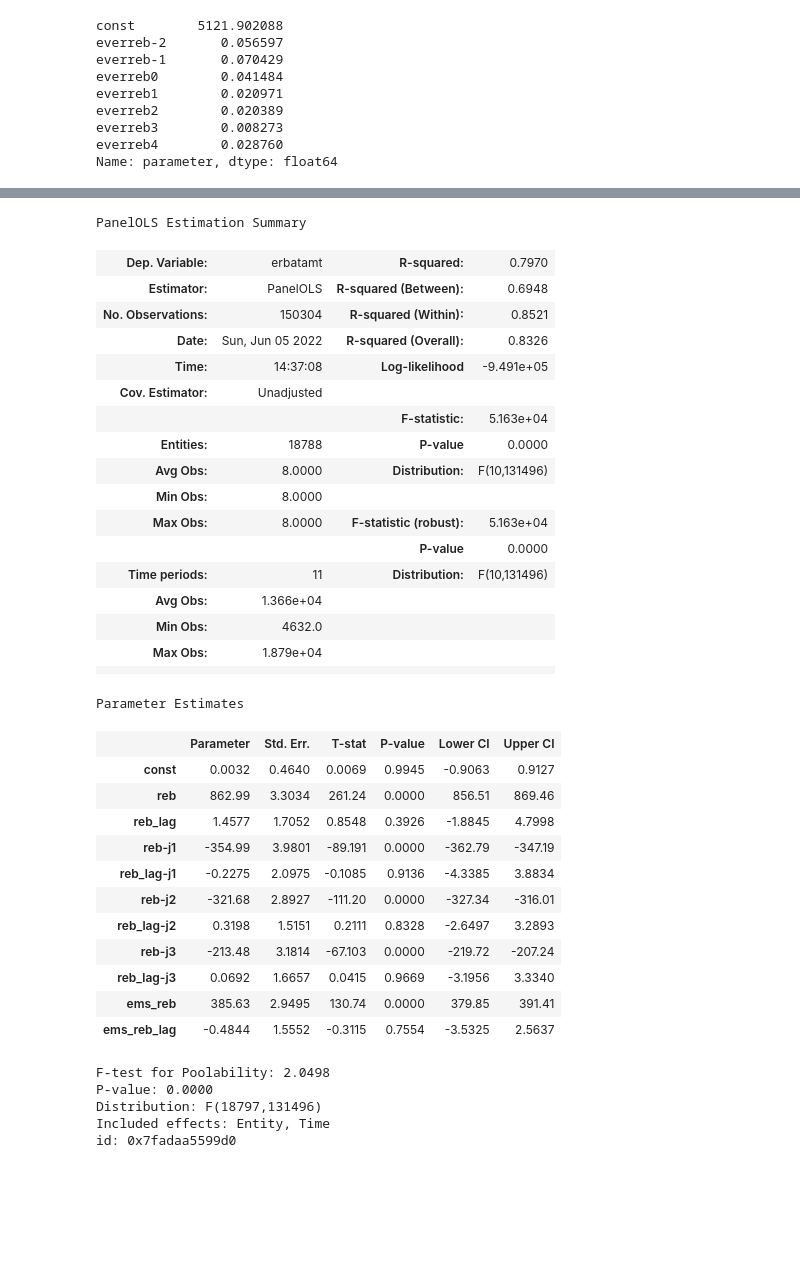
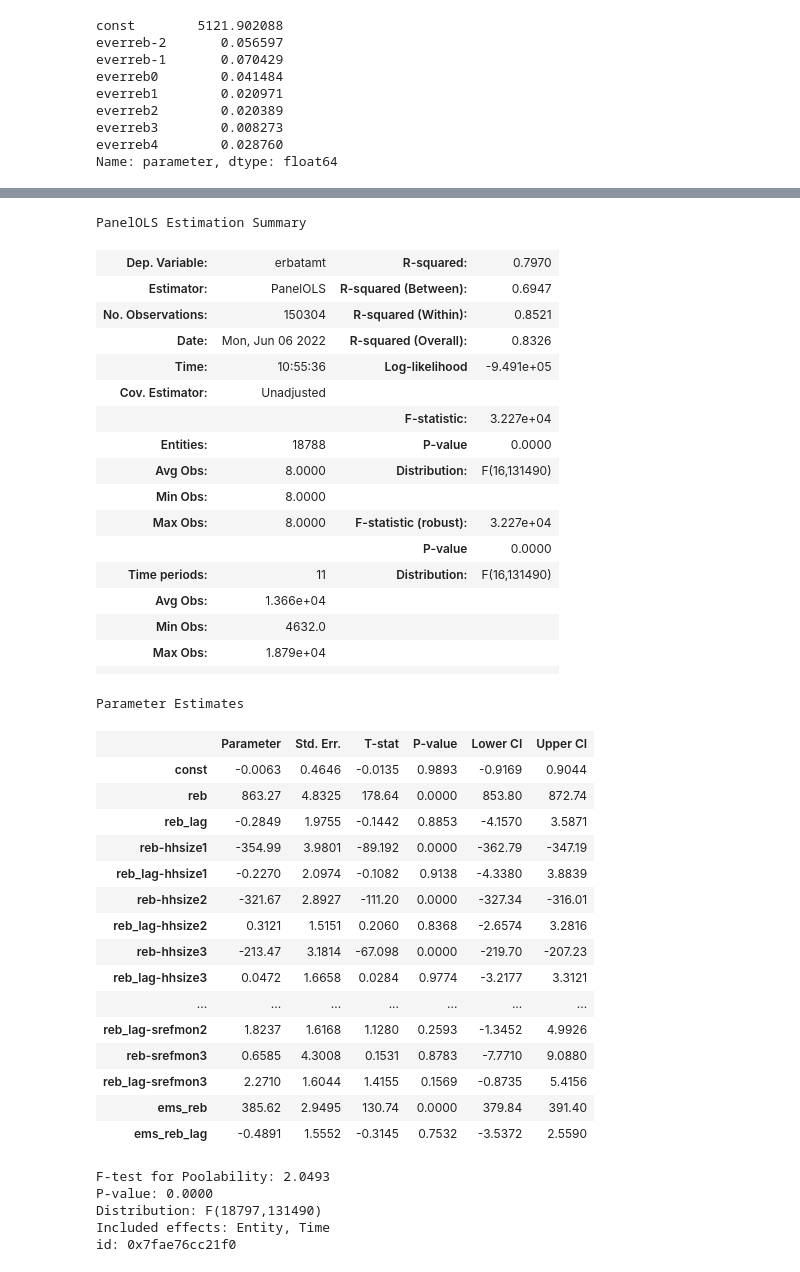
Before and after one commit to MaxDerWeber/MasterThesis, a Jupyter notebook: Powell_dataset.ipynb, the cells around one changed output, grey strips where cells are left out. Saved outputs shown, nothing was run; the diff lists cells and outputs as text; code cells hidden in the pictures; blank space fills up the shorter version.

```diff
--- a/Powell_dataset.ipynb
+++ b/Powell_dataset.ipynb
@@ -426,6 +426,8 @@ Index(['pp', 'index', 'Unnamed: 0', 'ssuid', 'swave', 'srefmon', 'month',
        'everreb2', 'everreb3', 'everreb4', 'everreb5', 'everreb6', 'everreb7',
        'everreb8', 'everreb9', 'everreb10', 'everreb11'],
       dtype='object')
+# %%
+hh2 = houshold.set_index(['ssuid', 'month_total'], drop=False) # to use for ungrouped analysis with cluster on hh
 # %%
 from linearmodels import PanelOLS
 import statsmodels.api as sm
@@ -482,7 +484,7 @@ everreb3        0.008273
 everreb4        0.028760
 Name: parameter, dtype: float64
 # %%
-def get_grouping(df_column, group_dict, reb_dummies_df):
+def get_grouping(df_column, group_dict, reb_dummies_df, naming_interaction = 'j'):
     # get flag indicating the group with the dictionary-mapping:
     new_col = df_column.apply(lambda x: next((k for k, v in group_dict.items() if x in v), 0))
     new_col = new_col.rename(new_col.name + '_flag')
@@ -497,10 +499,10 @@ def get_grouping(df_column, group_dict, reb_dummies_df):
 
         new_dummy_names = []
         for name in dummies_group.columns:
-            new_dummy_names.append(name + '-j' + str(group_id))
+            new_dummy_names.append(name + '-' + naming_interaction + str(group_id))
         dummies_group.columns = new_dummy_names
         df_group_interactions = df_group_interactions.merge(dummies_group,left_index= True, right_index=True)
-        #df_group_dummies.replace(np.NaN, 0, inplace = True)
+        df_group_interactions.replace(np.NaN, 0, inplace = True)
     return df_group_interactions
 # %%
 houshold.drop(['ssuid','month_total'], inplace=True, axis = 1)
@@ -522,16 +524,17 @@ Index(['ssuid', 'month_total', 'level_0', 'pp', 'index', 'Unnamed: 0', 'swave',
        'everreb9', 'everreb10', 'everreb11'],
       dtype='object')
 # %%
-houshold = houshold.groupby(['ssuid', 'month_total'])[['ssuid', 'tfearn', 'amt_tot','tftotinc', 'month_total', 'reb_month', 'spouse', 'famsize',
+houshold = houshold.groupby(['ssuid', 'month_total'])[['ssuid', 'tfearn', 'amt_tot','tftotinc', 'month_total', 'reb_month', 'spouse', 'famsize', 'srefmon',
                                                         'everreb0', 'everreb1', 'everreb2', 'everreb3']].agg({'tfearn': 'first',
                                                                                                             'reb_month': 'first',
                                                                                                              'tftotinc': 'first',
                                                                                                              'amt_tot': 'sum',
                                                                                                              'famsize': 'first',
                                                                                                              'spouse': 'first',
+                                                                                                             'srefmon': 'first',
                                                                                                              'everreb0': 'first',
                                                                                                              'everreb1': 'first',
                                                                                                              'everreb2': 'first',
                                                                                                              'everreb3': 'first'})
-houshold[['amt_tot', 'tfearn', 'famsize', 'spouse']].describe()
+houshold[['amt_tot', 'tfearn', 'spouse', 'famsize', 'srefmon']].describe()
 # %% [output]
@@ -552,13 +555,17 @@ powell_hh['reb_lag'] = houshold['everreb3'] + houshold['everreb3']
 powell_hh['erbatamt'] = powell_hh['amt_tot'].multiply(powell_hh['reb'], axis = 'index')  # so that it is 0 in the months without rebate payout
 powell_hh['erbatamt_lag'] = powell_hh['amt_tot'].multiply(powell_hh['reb_lag'], axis = 'index')
 #interaction terms based on  marital status, household size, month (and month relative to interview month)
-powell_hh[['spouse', 'famsize']] = houshold[['spouse', 'famsize']]
+powell_hh[['spouse', 'famsize', 'srefmon']] = houshold[['spouse', 'famsize', 'srefmon']]
 
 ems_interactions = powell_hh[['reb', 'reb_lag']].multiply(powell_hh['spouse'], axis='index')
 ems_interactions.columns = ['ems_reb', 'ems_reb_lag']
 
-ehhnumpp_dict = {1:range(1,2), 2:range(2,3), 3: range(3,4), 4: range(5,20)} # group 4 has to be omitted to get full rank
-hhsize_interactions = get_grouping(powell_hh['famsize'], ehhnumpp_dict, powell_hh[['reb', 'reb_lag']])
+ehhnumpp_dict = {1:range(1,2), 2:range(2,3), 3: range(3,4), 4: range(5,20)} # group 4 has to be omitted to get full rank?
+hhsize_interactions = get_grouping(powell_hh['famsize'], ehhnumpp_dict, powell_hh[['reb', 'reb_lag']], 'hhsize')
 
-powell_hh = pd.concat([powell_hh,ems_interactions,hhsize_interactions], axis = 1)
+srefmon_dict = {1:'First Reference month', 2:'Second Reference month', 3:'Third Reference month', 4:'Fourth Reference month'}
+srefmon_interactions = get_grouping(powell_hh['srefmon'], srefmon_dict, powell_hh[['reb', 'reb_lag']], 'srefmon')
+
+powell_hh = pd.concat([powell_hh,ems_interactions,hhsize_interactions, srefmon_interactions], axis = 1)
 powell_hh.columns
+powell_hh.replace(np.NaN,0, inplace=True)
@@ -644,47 +647,53 @@ id: 0x7fadaa57c100
 # %%
 # first stage fitted rebate with interactions
-exog_vars = powell_hh[['reb', 'reb_lag', 'reb-j1', 'reb_lag-j1', 'reb-j2', 'reb_lag-j2', 'reb-j3', 'reb_lag-j3', 'ems_reb', 'ems_reb_lag']]
+exog_vars = powell_hh[['reb', 'reb_lag', 'reb-hhsize1', 'reb_lag-hhsize1', 'reb-hhsize2', 'reb_lag-hhsize2',
+                       'reb-hhsize3', 'reb_lag-hhsize3', 'reb-srefmon1', 'reb_lag-srefmon1',
+                       'reb-srefmon2','reb_lag-srefmon2', 'reb-srefmon3', 'reb_lag-srefmon3', 'ems_reb', 'ems_reb_lag']]
 exog = sm.add_constant(exog_vars)
 exog
 model_interactions = PanelOLS(powell_hh['erbatamt'], exog, entity_effects = True, time_effects = True, check_rank = True, drop_absorbed=True)
 params_interactions = model_interactions.fit()
 params_interactions
 # %% [output]
 PanelOLS Estimation Summary
 | Dep. Variable: | erbatamt | R-squared: | 0.7970 |
-| Estimator: | PanelOLS | R-squared (Between): | 0.6948 |
+| Estimator: | PanelOLS | R-squared (Between): | 0.6947 |
 | No. Observations: | 150304 | R-squared (Within): | 0.8521 |
-| Date: | Sun, Jun 05 2022 | R-squared (Overall): | 0.8326 |
-| Time: | 14:37:08 | Log-likelihood | -9.491e+05 |
+| Date: | Mon, Jun 06 2022 | R-squared (Overall): | 0.8326 |
+| Time: | 10:55:36 | Log-likelihood | -9.491e+05 |
 | Cov. Estimator: | Unadjusted |  |  |
-|  |  | F-statistic: | 5.163e+04 |
+|  |  | F-statistic: | 3.227e+04 |
 | Entities: | 18788 | P-value | 0.0000 |
-| Avg Obs: | 8.0000 | Distribution: | F(10,131496) |
+| Avg Obs: | 8.0000 | Distribution: | F(16,131490) |
 | Min Obs: | 8.0000 |  |  |
-| Max Obs: | 8.0000 | F-statistic (robust): | 5.163e+04 |
+| Max Obs: | 8.0000 | F-statistic (robust): | 3.227e+04 |
 |  |  | P-value | 0.0000 |
-| Time periods: | 11 | Distribution: | F(10,131496) |
+| Time periods: | 11 | Distribution: | F(16,131490) |
 | Avg Obs: | 1.366e+04 |  |  |
 | Min Obs: | 4632.0 |  |  |
 | Max Obs: | 1.879e+04 |  |  |
 |  |  |  |  |
 Parameter Estimates
 |  | Parameter | Std. Err. | T-stat | P-value | Lower CI | Upper CI |
-| const | 0.0032 | 0.4640 | 0.0069 | 0.9945 | -0.9063 | 0.9127 |
-| reb | 862.99 | 3.3034 | 261.24 | 0.0000 | 856.51 | 869.46 |
-| reb_lag | 1.4577 | 1.7052 | 0.8548 | 0.3926 | -1.8845 | 4.7998 |
-| reb-j1 | -354.99 | 3.9801 | -89.191 | 0.0000 | -362.79 | -347.19 |
-| reb_lag-j1 | -0.2275 | 2.0975 | -0.1085 | 0.9136 | -4.3385 | 3.8834 |
-| reb-j2 | -321.68 | 2.8927 | -111.20 | 0.0000 | -327.34 | -316.01 |
-| reb_lag-j2 | 0.3198 | 1.5151 | 0.2111 | 0.8328 | -2.6497 | 3.2893 |
-| reb-j3 | -213.48 | 3.1814 | -67.103 | 0.0000 | -219.72 | -207.24 |
-| reb_lag-j3 | 0.0692 | 1.6657 | 0.0415 | 0.9669 | -3.1956 | 3.3340 |
-| ems_reb | 385.63 | 2.9495 | 130.74 | 0.0000 | 379.85 | 391.41 |
-| ems_reb_lag | -0.4844 | 1.5552 | -0.3115 | 0.7554 | -3.5325 | 2.5637 |
+| const | -0.0063 | 0.4646 | -0.0135 | 0.9893 | -0.9169 | 0.9044 |
+| reb | 863.27 | 4.8325 | 178.64 | 0.0000 | 853.80 | 872.74 |
+| reb_lag | -0.2849 | 1.9755 | -0.1442 | 0.8853 | -4.1570 | 3.5871 |
+| reb-hhsize1 | -354.99 | 3.9801 | -89.192 | 0.0000 | -362.79 | -347.19 |
+| reb_lag-hhsize1 | -0.2270 | 2.0974 | -0.1082 | 0.9138 | -4.3380 | 3.8839 |
+| reb-hhsize2 | -321.67 | 2.8927 | -111.20 | 0.0000 | -327.34 | -316.01 |
+| reb_lag-hhsize2 | 0.3121 | 1.5151 | 0.2060 | 0.8368 | -2.6574 | 3.2816 |
+| reb-hhsize3 | -213.47 | 3.1814 | -67.098 | 0.0000 | -219.70 | -207.23 |
+| reb_lag-hhsize3 | 0.0472 | 1.6658 | 0.0284 | 0.9774 | -3.2177 | 3.3121 |
+| ... | ... | ... | ... | ... | ... | ... |
+| reb_lag-srefmon2 | 1.8237 | 1.6168 | 1.1280 | 0.2593 | -1.3452 | 4.9926 |
+| reb-srefmon3 | 0.6585 | 4.3008 | 0.1531 | 0.8783 | -7.7710 | 9.0880 |
+| reb_lag-srefmon3 | 2.2710 | 1.6044 | 1.4155 | 0.1569 | -0.8735 | 5.4156 |
+| ems_reb | 385.62 | 2.9495 | 130.74 | 0.0000 | 379.84 | 391.40 |
+| ems_reb_lag | -0.4891 | 1.5552 | -0.3145 | 0.7532 | -3.5372 | 2.5590 |
-F-test for Poolability: 2.0498
+F-test for Poolability: 2.0493
 P-value: 0.0000
-Distribution: F(18797,131496)
+Distribution: F(18797,131490)
 Included effects: Entity, Time
-id: 0x7fadaa5599d0
+id: 0x7fae76cc21f0
 # %%
 # first stage fitted rebate lag with interactions
```
Also changed, not shown: parts of 14 cells of this notebook.
